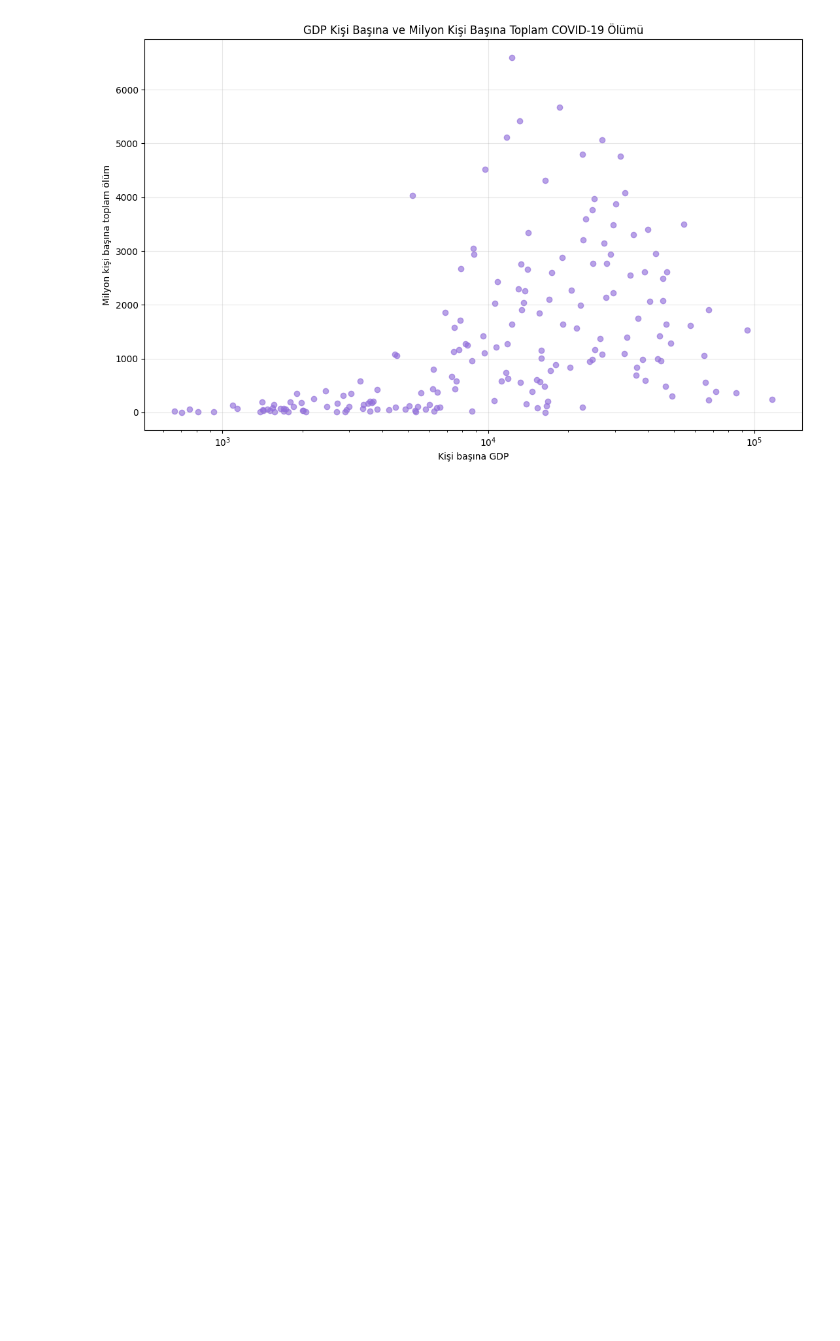
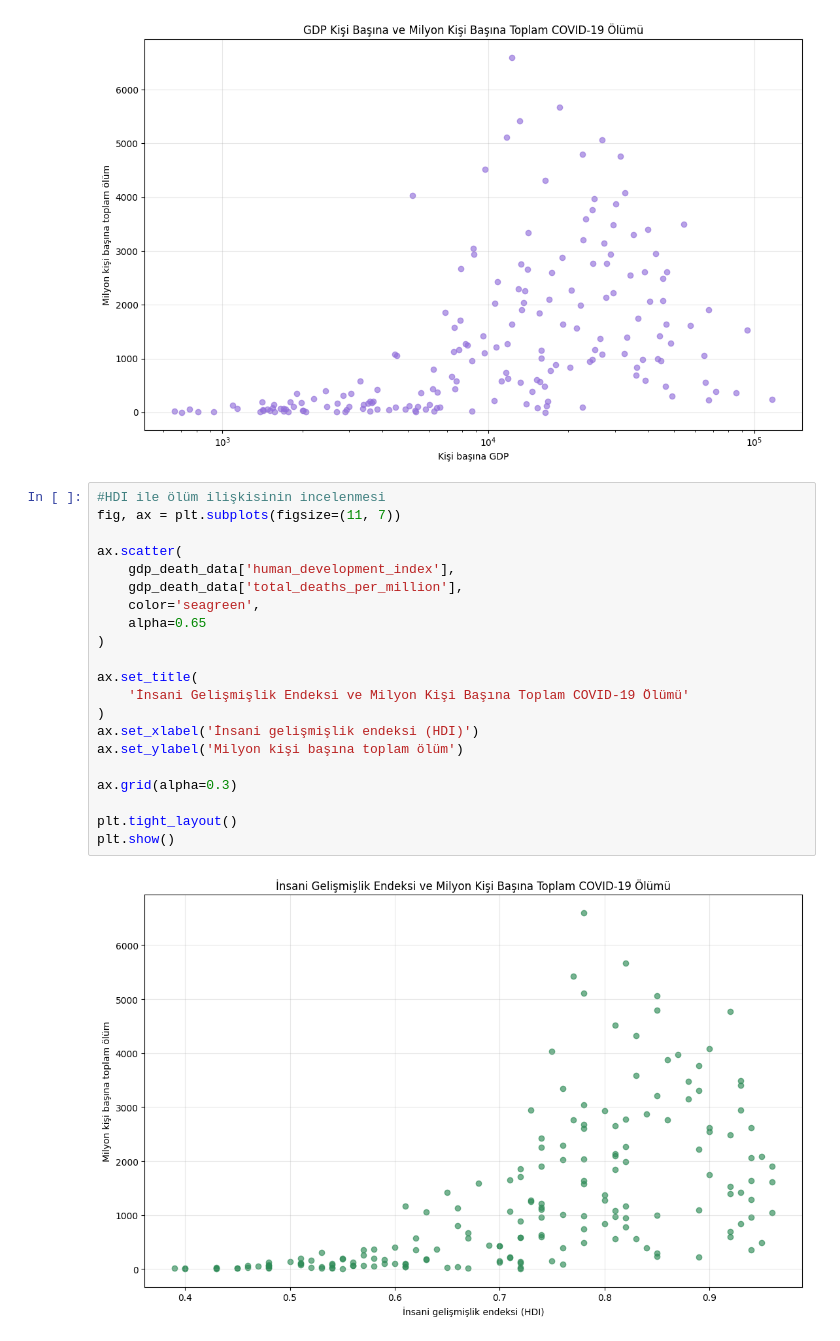
Before and after one commit to nazlican-engineer/CoronaVirusProject, a Jupyter notebook: covid_analysis.ipynb, the cells around one changed output. Drawn from its saved outputs; the diff is of its cells as text; blank space fills up the shorter version.

```diff
--- a/covid_analysis.ipynb
+++ b/covid_analysis.ipynb
@@ -4245,3 +4245,26 @@ plt.tight_layout()
 plt.show()
 # %% [output]
 [figure]
+# %%
+#HDI ile ölüm ilişkisinin incelenmesi
+fig, ax = plt.subplots(figsize=(11, 7))
+
+ax.scatter(
+    gdp_death_data['human_development_index'],
+    gdp_death_data['total_deaths_per_million'],
+    color='seagreen',
+    alpha=0.65
+)
+
+ax.set_title(
+    'İnsani Gelişmişlik Endeksi ve Milyon Kişi Başına Toplam COVID-19 Ölümü'
+)
+ax.set_xlabel('İnsani gelişmişlik endeksi (HDI)')
+ax.set_ylabel('Milyon kişi başına toplam ölüm')
+
+ax.grid(alpha=0.3)
+
+plt.tight_layout()
+plt.show()
+# %% [output]
+[figure, added]
```
Also changed, not shown: parts of 3 cells of this notebook.
